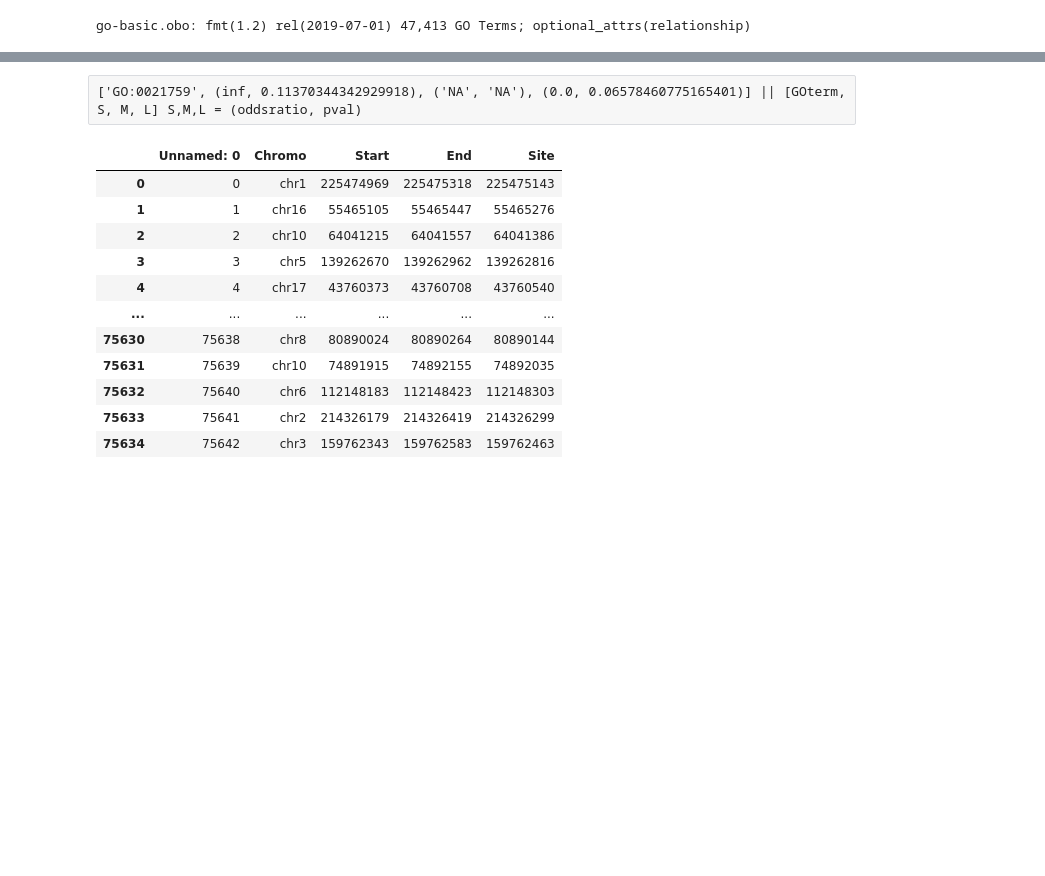
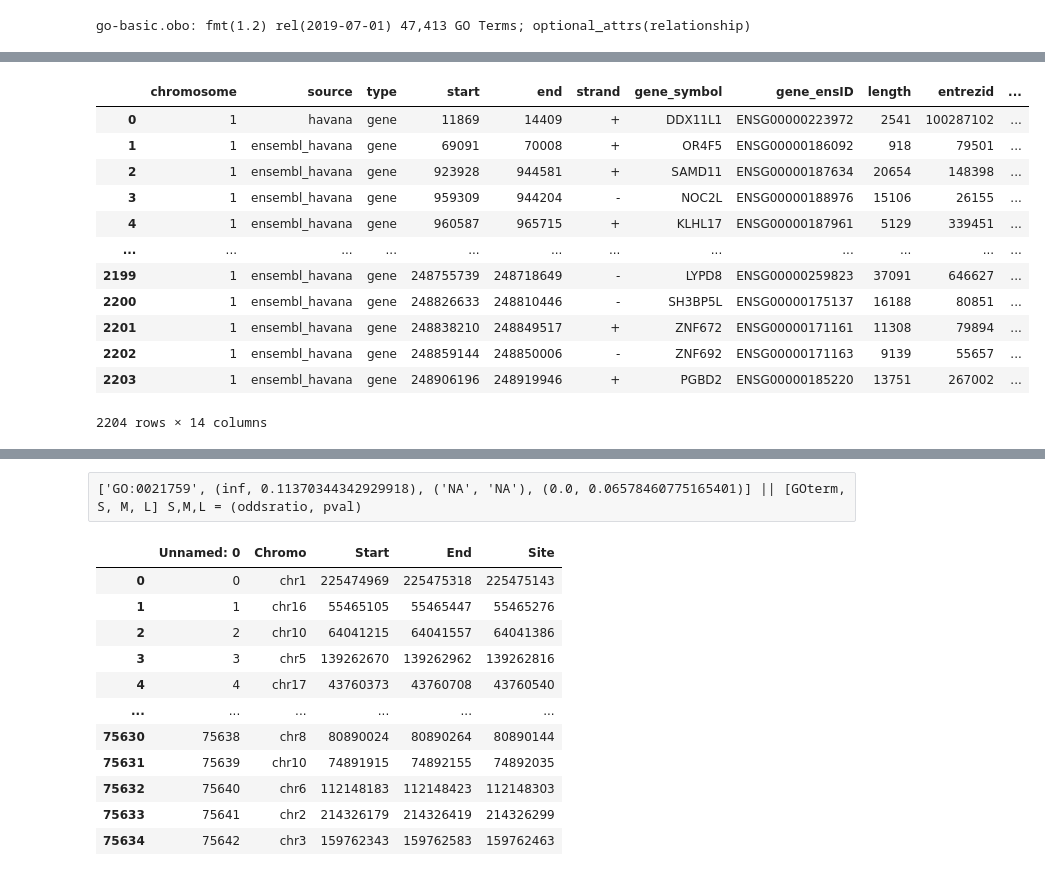
Before and after one commit to kevinjoshy/reFABS-Procedure, a Jupyter notebook: GOfunctionalAnalysis.ipynb, the cells around one changed output, grey strips where cells are left out. Saved outputs shown, nothing was run; the diff lists cells and outputs as text; code cells hidden in the pictures; blank space fills up the shorter version.

```diff
--- a/GOfunctionalAnalysis.ipynb
+++ b/GOfunctionalAnalysis.ipynb
@@ -262,3 +296,21 @@ for geneDF in geneDFL:
 entrezIDLbody = []
 for geneDF in geneDFLBODY:
     entrezIDLbody.append(geneDF.entrezid.values)
+# %%
+windDF=addWindowTSS20(100000)
+# %%
+windDF[0]
+# %% [output]
+|  | chromosome | source | type | start | end | strand | gene_symbol | gene_ensID | length | entrezid | ... |
+| 0 | 1 | havana | gene | 11869 | 14409 | + | DDX11L1 | ENSG00000223972 | 2541 | 100287102 | ... |
+| 1 | 1 | ensembl_havana | gene | 69091 | 70008 | + | OR4F5 | ENSG00000186092 | 918 | 79501 | ... |
+| 2 | 1 | ensembl_havana | gene | 923928 | 944581 | + | SAMD11 | ENSG00000187634 | 20654 | 148398 | ... |
+| 3 | 1 | ensembl_havana | gene | 959309 | 944204 | - | NOC2L | ENSG00000188976 | 15106 | 26155 | ... |
+| 4 | 1 | ensembl_havana | gene | 960587 | 965715 | + | KLHL17 | ENSG00000187961 | 5129 | 339451 | ... |
+| ... | ... | ... | ... | ... | ... | ... | ... | ... | ... | ... | ... |
+| 2199 | 1 | ensembl_havana | gene | 248755739 | 248718649 | - | LYPD8 | ENSG00000259823 | 37091 | 646627 | ... |
+| 2200 | 1 | ensembl_havana | gene | 248826633 | 248810446 | - | SH3BP5L | ENSG00000175137 | 16188 | 80851 | ... |
+| 2201 | 1 | ensembl_havana | gene | 248838210 | 248849517 | + | ZNF672 | ENSG00000171161 | 11308 | 79894 | ... |
+| 2202 | 1 | ensembl_havana | gene | 248859144 | 248850006 | - | ZNF692 | ENSG00000171163 | 9139 | 55657 | ... |
+| 2203 | 1 | ensembl_havana | gene | 248906196 | 248919946 | + | PGBD2 | ENSG00000185220 | 13751 | 267002 | ... |
+2204 rows × 14 columns
```
Also changed, not shown: parts of 32 cells of this notebook, 1 other file.
